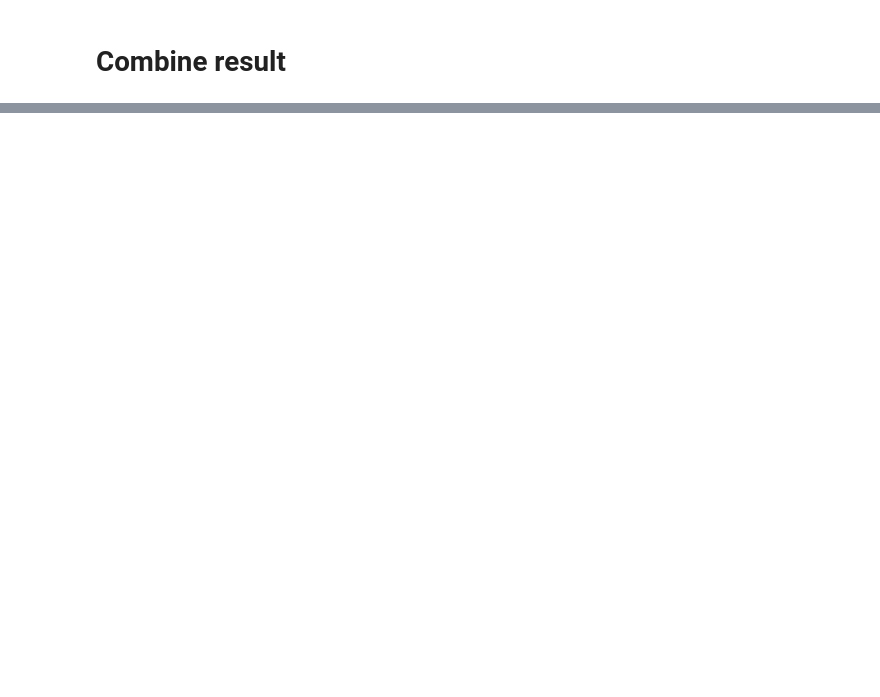
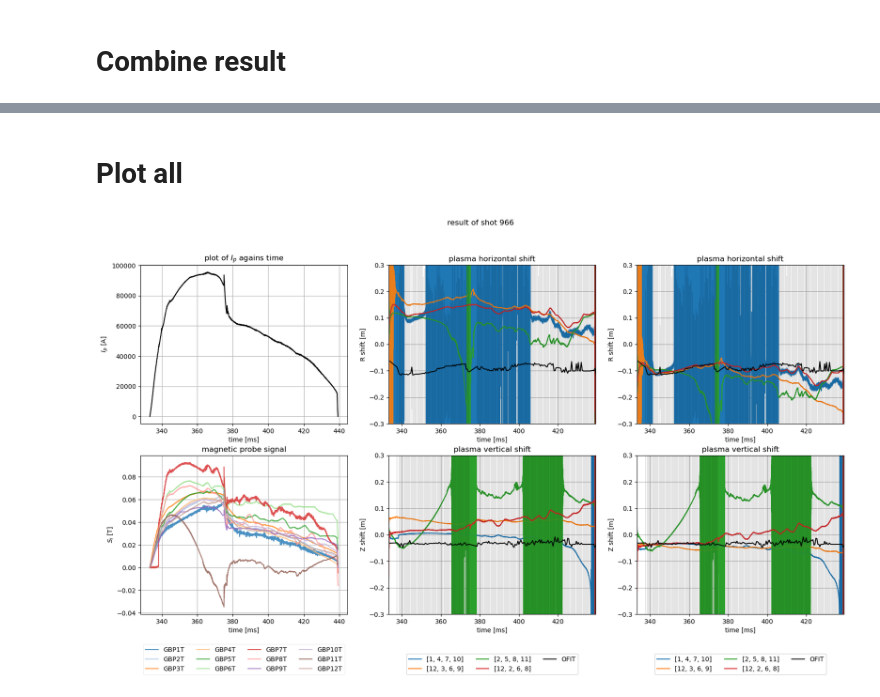
Before and after one commit to P-Attapon/TT1PlasmaColumnPosition, a Jupyter notebook: experimental_result.ipynb, the cells around one changed output, grey strips where cells are left out. Drawn from its saved outputs; the diff is of its cells as text; code cells hidden in the pictures; blank space fills up the shorter version.

Commit message:
calculate result for each shots

```diff
--- a/experimental_result.ipynb
+++ b/experimental_result.ipynb
@@ -422,0 +272,80 @@ plt.show()
+# %% [markdown]
+# Plot all
+# %%
+def result_plot(axR,axZ,adjust):
+    #toroidal filament result
+    for t, R_shift,R_err, probe_arr in zip(valid_time,R0_arr,R0_err,use_probes):
+        if probe_arr == [12,3,6,9]: factor = 0.26
+        elif probe_arr == [12,2,6,8]: factor = 0.22
+        elif probe_arr == [1,4,7,10]: factor = 0.2
+        elif probe_arr == [2,5,8,11]: factor = 0.2
+        if adjust == False: factor = 0
+        line = axR.plot(t,R_shift- factor,label = f"{probe_arr}")
+        color = line[0].get_color()
+        axR.errorbar(t, R_shift - factor, yerr=R_err, alpha=0.1,color = color)
+
+    #OFIT result
+    axR.plot(OFIT_time, OFIT_Rshift,color = "black", label = "OFIT")
+    axR.errorbar(OFIT_time,OFIT_Rshift,yerr = OFIT_Rerr,alpha = 0.1,color = "black")
+
+    axR.set_xlim(discharge_begin,discharge_end)
+    axR.set_ylim(-0.3,0.3)
+    axR.set_xlim(left = axR.get_xlim()[0], right = discharge_end)
+    axR.grid()
+    axR.set_xlabel("time [ms]")
+    axR.set_ylabel("R shift [m]")
+    axR.set_title("plasma horizontal shift")
+
+    #toroidal filament result
+    for t, Z_shift, Z_err,probe_arr in zip(valid_time, Z0_arr,Z0_err,use_probes):
+        if probe_arr == [12,3,6,9]: factor = 0.1
+        elif probe_arr == [12,2,6,8]: factor = 0.05
+        elif probe_arr == [1,4,7,10]: factor = 0.04
+        elif probe_arr == [2,5,8,11]: factor = 0.01
+        if adjust == False: factor = 0
+        line = axZ.plot(t,Z_shift-factor,label = f"{probe_arr}")
+        color = line[0].get_color()
+        axZ.errorbar(t, Z_shift-factor,yerr = Z_err,alpha = 0.1,color = color)
+
+    #OFIT result
+    axZ.plot(OFIT_time, OFIT_Zshift,color = "black",label = "OFIT")
+    axZ.errorbar(OFIT_time,OFIT_Zshift,yerr = OFIT_Zerr,alpha = 0.1,color = "black")
+
+    axZ.set_xlim(discharge_begin,discharge_end)
+    axZ.set_ylim(-0.3,0.3)
+    axZ.set_xlim(left=axZ.get_xlim()[0],right = discharge_end)
+    axZ.grid()
+    axZ.set_xlabel("time [ms]")
+    axZ.set_ylabel("Z shift [m]")
+    axZ.set_title("plasma vertical shift")
+    axZ.legend(loc = "lower center",bbox_to_anchor = (0.5,-0.4),ncol = 3)
+
+fig, ax = plt.subplots(2,3,figsize = (20,10))
+
+fig.suptitle(f"result of shot {shot_no}")
+
+#plasma current
+column_names = plasma_signal.columns[1:]
+ax[0,0].plot(time, plasma_current,color = "black")
+ax[0,0].set_xlabel("time [ms]")
+ax[0,0].set_ylabel("$I_p$ [A]")
+ax[0,0].grid()
+ax[0,0].set_title("plot of $I_p$ agains time")
+
+cmap = plt.get_cmap("tab20")  # A colormap with 10 distinct colors
+
+#probe signal
+for i, name in enumerate(column_names):
+    ax[1,0].plot(time, plasma_signal[name], label=name, color=cmap(i),alpha = 0.8)
+ax[1,0].set_xlabel("time [ms]")
+ax[1,0].set_ylabel("$S_i$ [T]")
+ax[1,0].grid()
+ax[1,0].set_title("magnetic probe signal")
+ax[1,0].legend(loc = "lower center", bbox_to_anchor = (0.5,-0.4),ncol = 4,framealpha = 0.3)
+
+#unadjusted result
+result_plot(ax[0,1],ax[1,1],False)
+#adjusted result
+result_plot(ax[0,2],ax[1,2],True)
+# %% [output]
+[figure, added]
```
Also changed, not shown: parts of 6 cells of this notebook, 13 other files.
